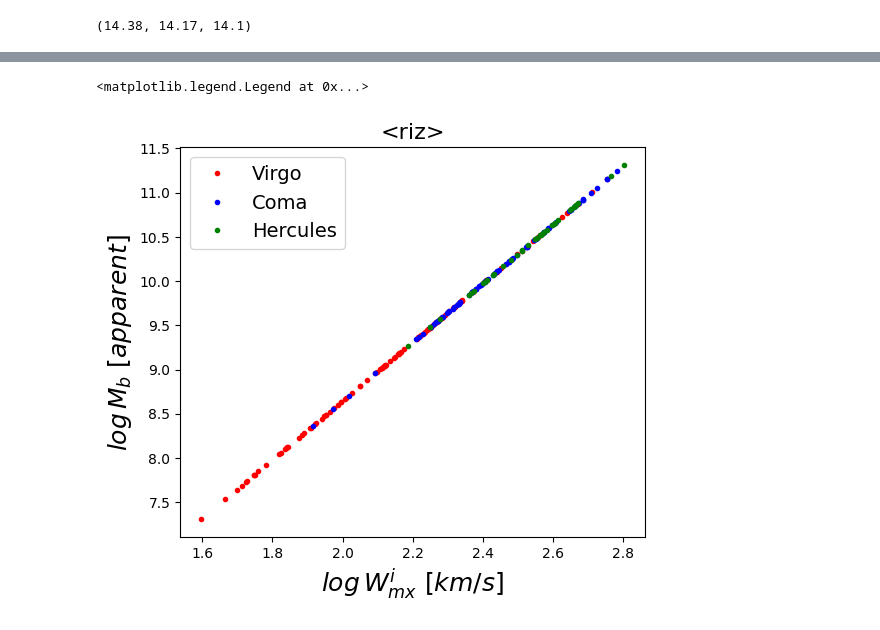
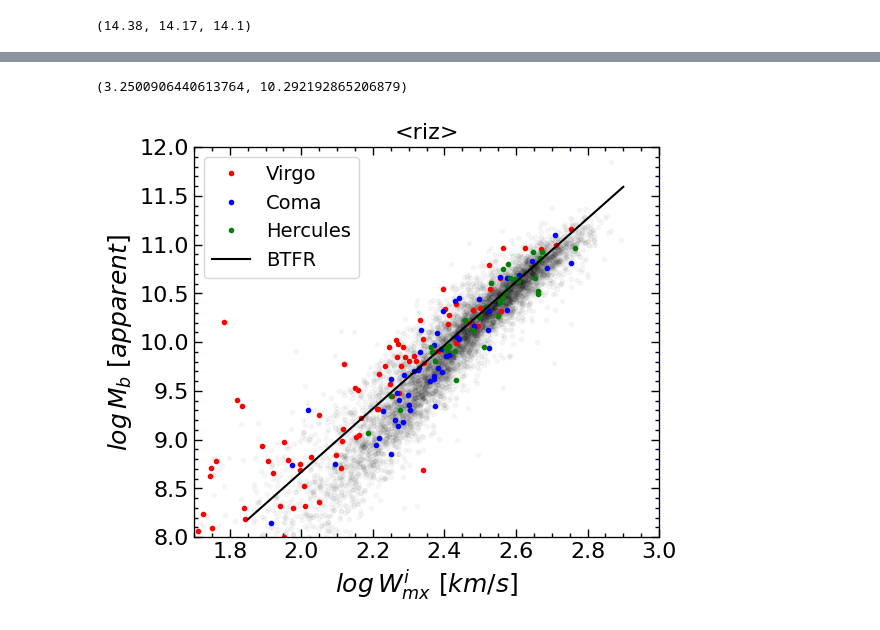
Before and after one commit to ekourkchi/test_TFRcatal, a Jupyter notebook: BTFR_ZP_riz.ipynb, the cells around one changed output, grey strips where cells are left out. Cells and saved outputs as stored; diff of their text form; code cells hidden in the pictures.

```diff
--- a/BTFR_ZP_riz.ipynb
+++ b/BTFR_ZP_riz.ipynb
@@ -292,7 +283,7 @@ df['logMs_riz'] = df[["logMs_r", "logMs_i", "logMs_z"]].mean(axis=1)
 df['Ms_riz'] = 10**df.logMs_riz
 # %%
 # mc = -5.559136687487623e-05   # old
-mc = -6.077990269188146e-05
+mc = -5.515999981217281e-05
 def HI_corrector(mc, bc, V3k):
 
     return mc*V3k+bc
@@ -705,0 +660,9 @@ See the caveats in the documentation: https://pandas.pydata.org/pandas-docs/stab
+# %%
+dff['Mass_HI'] = 2.356E5 * dff.F21 * (dff.D75)   # D75
+dff['Mb'] = dff.Ms_riz + 1.33*(10**(np.log10(dff.Mass_HI)))
+dff['logMb'] = np.log10(dff.Mb.values)
+
+######################################################################
+df_vrigo = dff[dff.PGC1==41220]
+df_coma = dff[dff.PGC1==44715]
+df_herc = dff[dff.PGC1==56962]
@@ -708,22 +686,0 @@ dff[['V3k', 'Vmod', 'DM_75', 'DMriz_fid', 'F21', 'eF21', 'lgWmxi', 'elgWi', 'Qs'
-# %%
-DMfid = dff.DMriz_fid
-Dfid = 10**((DMfid-25)/5)
-
-dff['Mass_HI'] = 2.356E5 * dff.F21 * (Dfid**2)   # D75
-
-dff['Mb'] = dff.Ms_riz + 1.33*(10**(np.log10(dff.Mass_HI)+HI_corrector(mc, 0, dff.V3k.values)))
-
-dff['logMb'] = np.log10(dff.Mb.values)
-
-######################################################################
-Virgo = pd.read_csv("../calibrators/NEST_100002.csv", sep='|')
-Virgo.set_index('PGC', inplace=True)
-df_vrigo = dff.join(Virgo[["R25"]], how='inner')
-
-Coma = pd.read_csv("../calibrators/NEST_100001.csv", sep='|')
-Coma.set_index('PGC', inplace=True)
-df_coma = dff.join(Coma[["R25"]], how='inner')
-
-Hercules = pd.read_csv("../calibrators/NEST_100007.csv", sep='|')
-Hercules.set_index('PGC', inplace=True)
-df_herc = dff.join(Hercules[["R25"]], how='inner')
@@ -746,27 +687,32 @@ See the caveats in the documentation: https://pandas.pydata.org/pandas-docs/stab
 # %%
 logW = dff.lgWmxi.values
 logWe = dff.elgWi.values
 logMass = dff.logMb.values
 
 
 fig = py.figure(figsize=(5,5), dpi=100)
 fig.subplots_adjust(wspace=0, top=0.9, bottom=0.12, left=0.05, right=0.98)
 ax = fig.add_subplot(111)
 
-# plt.plot(logW, logMass, '.', color='orange', alpha=0.05)
+plt.plot(logW, logMass, '.', color='black', alpha=0.03)
 
 
 ax.plot(df_vrigo.lgWmxi, df_vrigo.logMb, 'r.', label='Virgo')
 ax.plot(df_coma.lgWmxi, df_coma.logMb, 'b.', label='Coma')
 ax.plot(df_herc.lgWmxi, df_herc.logMb, 'g.', label='Hercules')
 
 ax.set_xlabel(r'$log \/ W_{mx}^i \/\/[km/s]$', fontsize=18)
 ax.set_ylabel(r'$log \/ M_b \/\/ [apparent]$', fontsize=18)
-# set_axes(ax, (1.7,3), (-6.5,-1))
 
+set_axes(ax, (1.7,3), (8,12))
 ax.set_title("<riz>", fontsize=16)
 
-ax.legend(fontsize=14)
+w = np.linspace(1.85,2.9,100)
+ax.plot(w, m0*(w-2.5) + zp_calib, 'k-', label='BTFR')
+
+ax.legend(fontsize=14, loc=2)
+
+m0, b0
 # %% [output]
-<matplotlib.legend.Legend at 0x...>
+(3.2500906440613764, 10.292192865206879)
-[figure, old version]
+[figure, new version]
```
Also changed, not shown: parts of 14 cells of this notebook, 1 other file.
